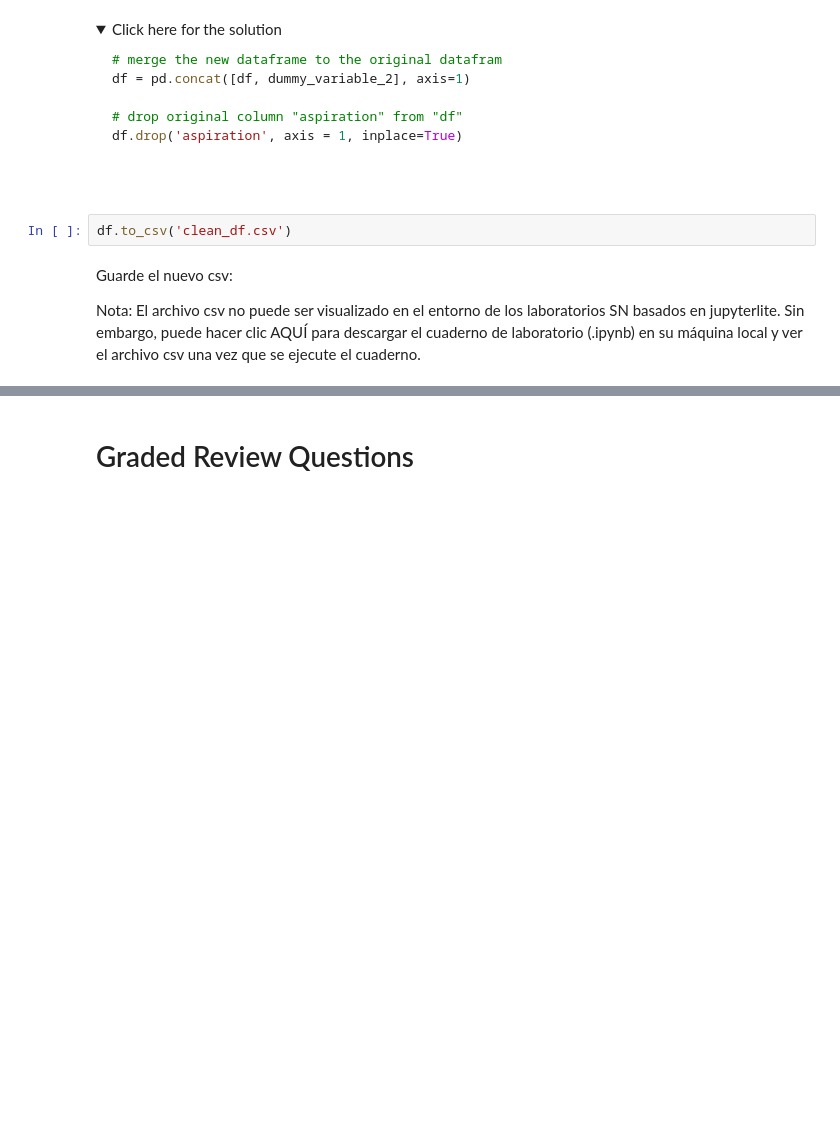
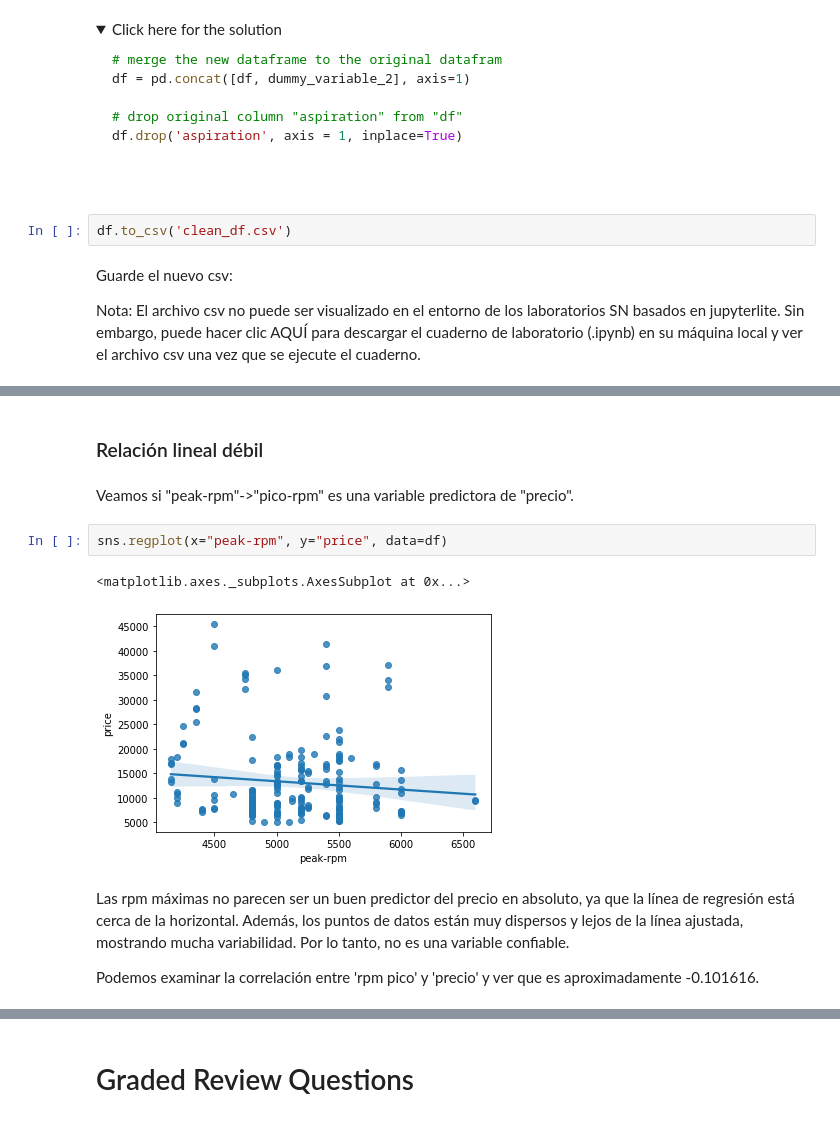
Before and after one commit to PosgradoMNA/actividades-de-aprendizaje-ingcarlosleon, a Jupyter notebook: actividad-semana-6/modulo_3_analisis_exploratorio_de_datos.ipynb, the cells around one changed output, grey strips where cells are left out. Cells and saved outputs as stored; diff of their text form; folded sections open; blank space fills up the shorter version.

```diff
--- a/actividad-semana-6/modulo_3_analisis_exploratorio_de_datos.ipynb
+++ b/actividad-semana-6/modulo_3_analisis_exploratorio_de_datos.ipynb
@@ -1090,0 +1241,13 @@ Nota: El archivo csv no puede ser visualizado en el entorno de los laboratorios
+# %% [markdown]
+### Relación lineal débil
+# %% [markdown]
+Veamos si "peak-rpm"->"pico-rpm" es una variable predictora de "precio".
+# %%
+sns.regplot(x="peak-rpm", y="price", data=df)
+# %% [output]
+<matplotlib.axes._subplots.AxesSubplot at 0x...>
+[figure, added]
+# %% [markdown]
+Las rpm máximas no parecen ser un buen predictor del precio en absoluto, ya que la línea de regresión está cerca de la horizontal. Además, los puntos de datos están muy dispersos y lejos de la línea ajustada, mostrando mucha variabilidad. Por lo tanto, no es una variable confiable.
+
+Podemos examinar la correlación entre 'rpm pico' y 'precio' y ver que es aproximadamente -0.101616.
```
Also changed, not shown: parts of 421 cells of this notebook.
